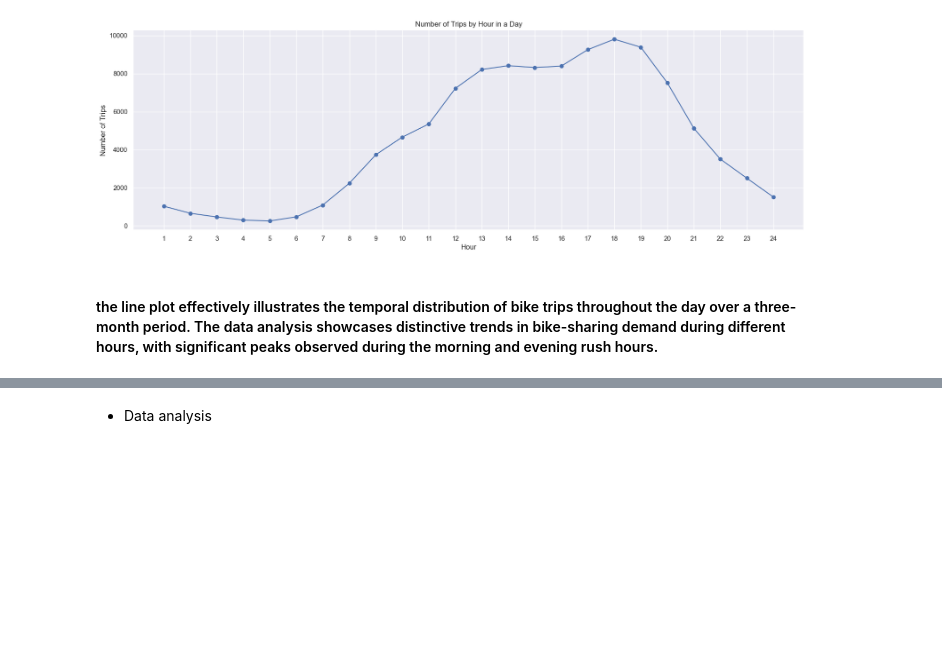
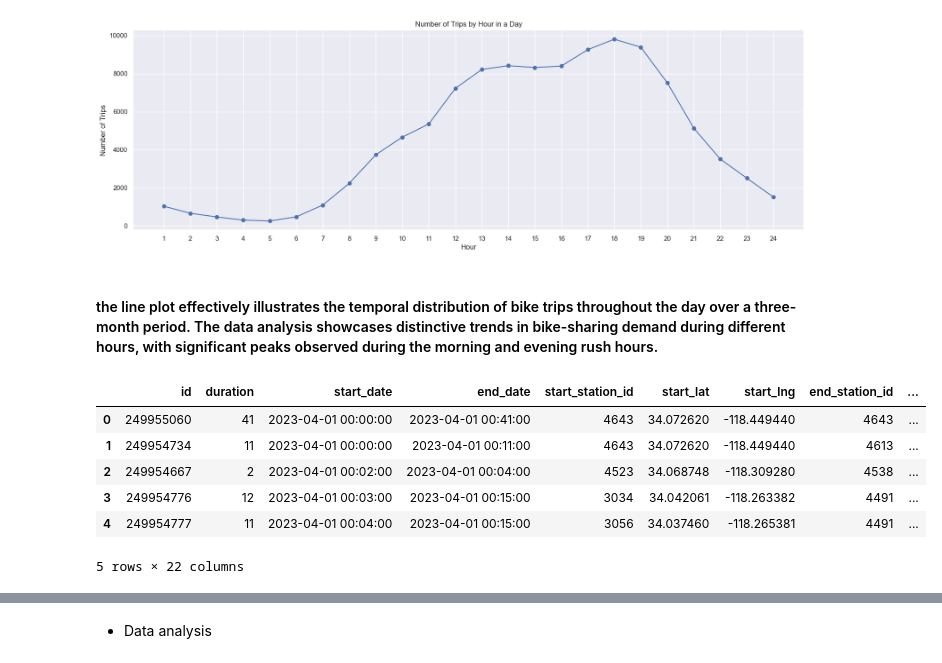
Before and after one commit to ehsanhosseini1380/torch_geometric_temporal, a Jupyter notebook: Src/bikeshare_final.ipynb, the cells around one changed output, grey strips where cells are left out. Saved outputs shown, nothing was run; the diff lists cells and outputs as text; code cells hidden in the pictures; blank space fills up the shorter version.

```diff
--- a/Src/bikeshare_final.ipynb
+++ b/Src/bikeshare_final.ipynb
@@ -242,3 +246,13 @@ plt.show()
 [figure]
 # %% [markdown]
 #### the line plot effectively illustrates the temporal distribution of bike trips throughout the day over a three-month period. The data analysis showcases distinctive trends in bike-sharing demand during different hours, with significant peaks observed during the morning and evening rush hours.
+# %%
+trips.head()
+# %% [output]
+|  | id | duration | start_date | end_date | start_station_id | start_lat | start_lng | end_station_id | ... |
+| 0 | 249955060 | 41 | 2023-04-01 00:00:00 | 2023-04-01 00:41:00 | 4643 | 34.072620 | -118.449440 | 4643 | ... |
+| 1 | 249954734 | 11 | 2023-04-01 00:00:00 | 2023-04-01 00:11:00 | 4643 | 34.072620 | -118.449440 | 4613 | ... |
+| 2 | 249954667 | 2 | 2023-04-01 00:02:00 | 2023-04-01 00:04:00 | 4523 | 34.068748 | -118.309280 | 4538 | ... |
+| 3 | 249954776 | 12 | 2023-04-01 00:03:00 | 2023-04-01 00:15:00 | 3034 | 34.042061 | -118.263382 | 4491 | ... |
+| 4 | 249954777 | 11 | 2023-04-01 00:04:00 | 2023-04-01 00:15:00 | 3056 | 34.037460 | -118.265381 | 4491 | ... |
+5 rows × 22 columns
```
Also changed, not shown: parts of 9 cells of this notebook, 4 other files.
